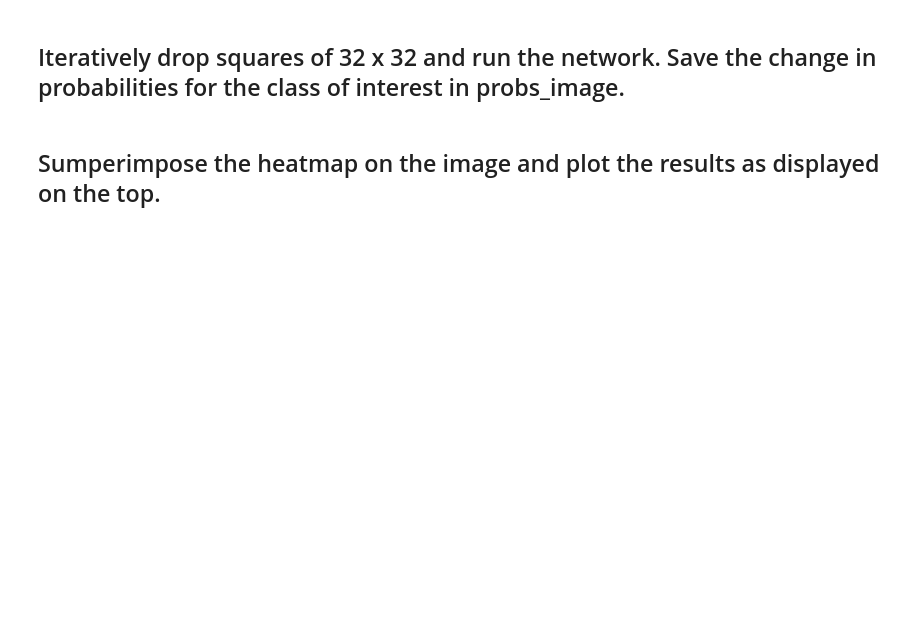
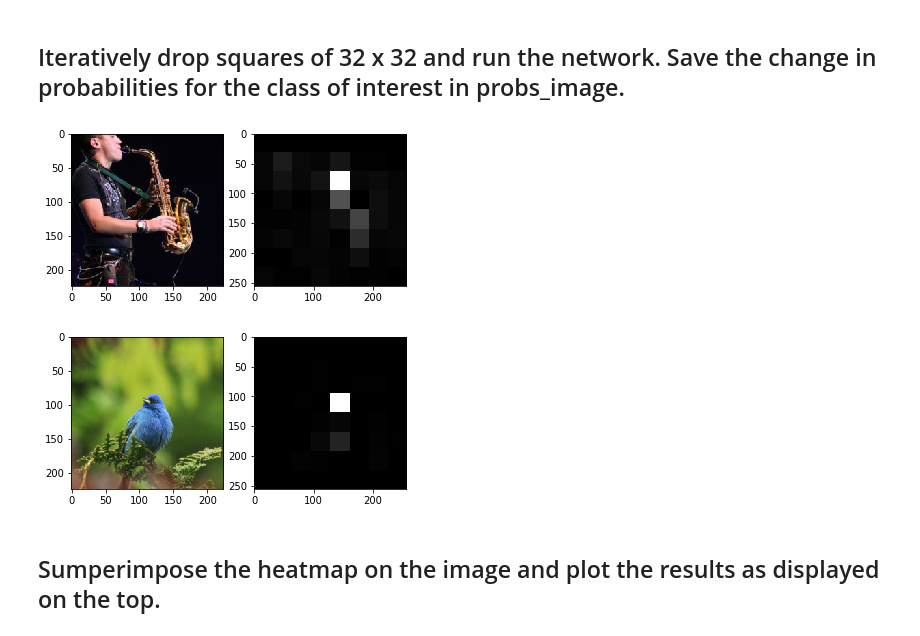
Before and after one commit to dhavalshah18/PLARR2020, a Jupyter notebook: Exercise04/Feature_Visualization.ipynb, the cells around one changed output. Cells and saved outputs as stored; diff of their text form; code cells hidden in the pictures; blank space fills up the shorter version.

```diff
--- a/Exercise04/Feature_Visualization.ipynb
+++ b/Exercise04/Feature_Visualization.ipynb
@@ -50,3 +118,50 @@ for x in range(..):
+# %%
+def occlude(occlusion_size, prob, pred_class, input_image, model):
+    probs_image = np.zeros((256, 256), dtype=np.float32)
+    gray = 128*np.ones((occlusion_size, occlusion_size), dtype=np.float32)
+
+    if torch.is_tensor(prob) and torch.is_tensor(pred_class):
+        original_prob, pred = prob.detach().cpu().numpy(), pred_class.detach().cpu().numpy()
+    else:
+        original_prob, pred = prob, pred_class
+
+    model.eval()
+
+    for x in range(0, probs_image.shape[0], occlusion_size):
+        for y in range(0, probs_image.shape[1], occlusion_size):
+            new_image = to_tensor(resize(input_image))
+            new_image[:, x:x+occlusion_size, y:y+occlusion_size] = torch.from_numpy(gray)
+            new_image = crop(to_image(new_image))
+            new_image = normalize(to_tensor(new_image))
+
+            output = resnet18(new_image.unsqueeze(0))
+            new_class_score = softmax(output)[0, pred].detach().cpu().numpy()
+
+            change = abs(original_prob - new_class_score)/original_prob
+
+            probs_image[x:x+occlusion_size, y:y+occlusion_size] = change
+
+    probs_image *= 1.0/probs_image.max()
+
+    return probs_image
+# %%
+input_images = [input_image, input_image2]
+num_imgs = 2
+probs_change = []
+
+for i in range(num_imgs):
+    probs_change.append(occlude(32, probs[i], preds[i], input_images[i], resnet18))
+
+    plt.subplot(1, 2, 1)
+    plt.imshow(crop(resize(input_images[i])))
+
+    plt.subplot(1, 2, 2)
+    plt.imshow(probs_change[i], cmap="gray")
+
+    plt.show()
+# %% [output]
+[figure, added]
+[figure, added]
 # %% [markdown]
 ## Sumperimpose the heatmap on the image and plot the results as displayed on the top.
 # %%
```
Also changed, not shown: parts of 9 cells of this notebook, 2 other files.
